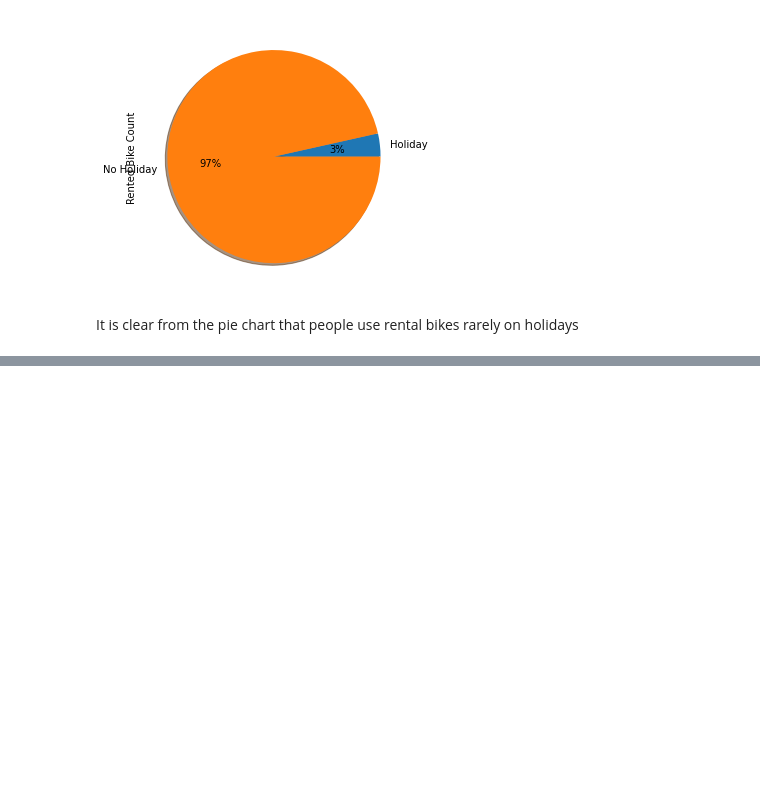
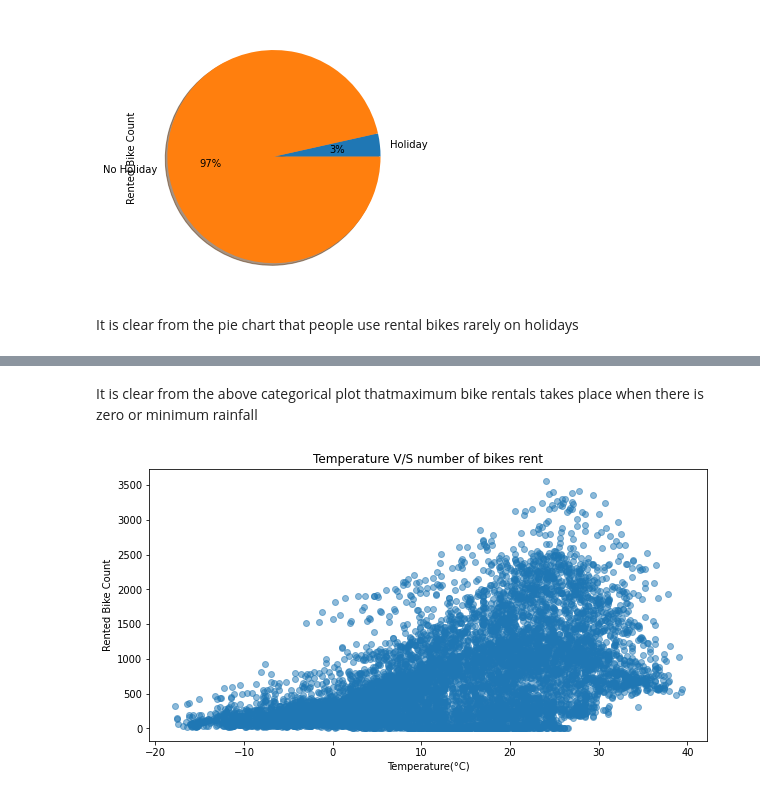
Before and after one commit to Nakulpradeep94/Bike_Sharing_demand_prediction, a Jupyter notebook: Bike_Sharing_Demand_Prediction_Capstone_Project.ipynb, the cells around one changed output, grey strips where cells are left out. Cells and saved outputs as stored; diff of their text form; code cells hidden in the pictures; blank space fills up the shorter version.

```diff
--- a/Bike_Sharing_Demand_Prediction_Capstone_Project.ipynb
+++ b/Bike_Sharing_Demand_Prediction_Capstone_Project.ipynb
@@ -458,0 +482,12 @@ It is clear from the pie chart that people use rental bikes rarely on holidays
+# %% [markdown]
+It is clear from the above categorical plot thatmaximum bike rentals takes place when there is zero or minimum rainfall
+# %%
+#Using the scatterplot to understand the temperature impact on rented bike count
+plt.figure(figsize=(10,5))
+plt.scatter(df['Temperature(°C)'],df['Rented Bike Count'], alpha=0.5)
+plt.title('Temperature V/S number of bikes rent')
+plt.xlabel('Temperature(°C)')
+plt.ylabel('Rented Bike Count')
+plt.show()
+# %% [output]
+[figure, added]
```
Also changed, not shown: parts of 33 cells of this notebook.
